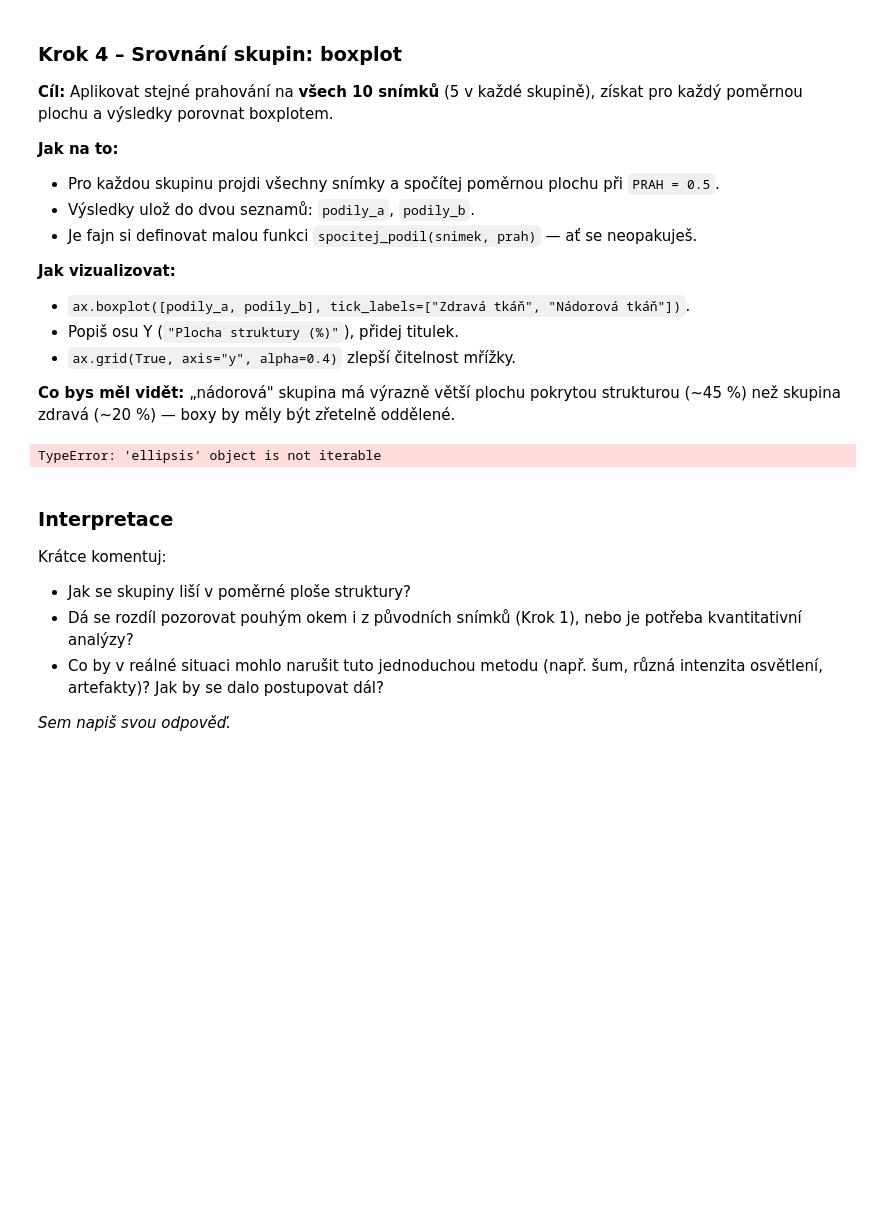
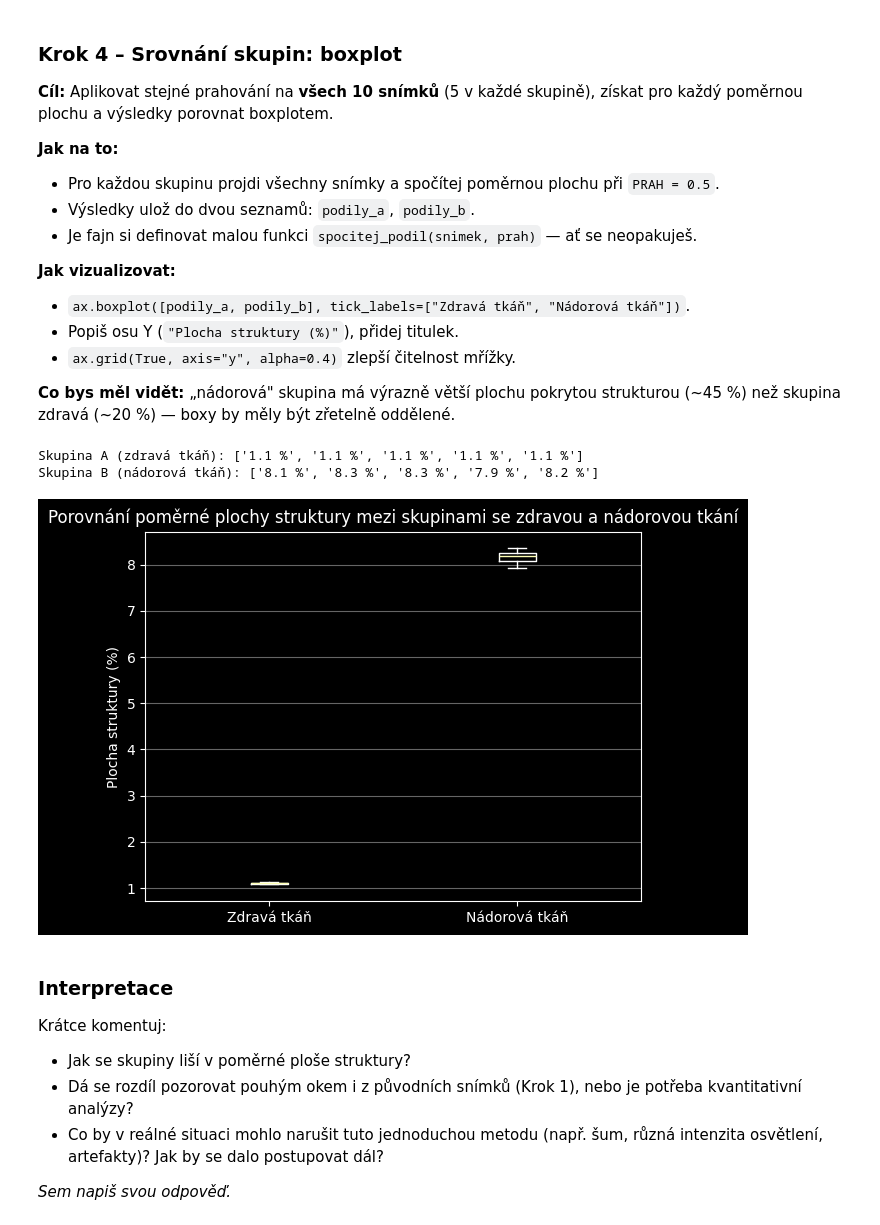
Before and after one commit to DianaNevlacilova/prg-exercise-12, a Jupyter notebook: cviceni_12_segmentace.ipynb, the cells around one changed output. Cells and saved outputs as stored; diff of their text form; code cells hidden in the pictures; blank space fills up the shorter version.

```diff
--- a/cviceni_12_segmentace.ipynb
+++ b/cviceni_12_segmentace.ipynb
@@ -184,22 +184,35 @@ plochu a výsledky porovnat boxplotem.
 zdravá (~20 %) — boxy by měly být zřetelně oddělené.
 # %%
 PRAH = 0.5
+
+def spocitej_podil(snimek, prah):
+    maska = snimek >PRAH
+    podil = (maska.sum()/maska.size)*100
+    return podil
 
 # 1) Pro každý snímek v obou skupinách spočítej poměrnou plochu (v %)
 podily_a = []
 podily_b = []
 for snimek_a,snimek_b in zip(skupina_a,skupina_b):
-    maska_a = snimek_a >PRAH
-    maska_b = snimek_b >PRAH
-
+    podil_a = spocitej_podil(snimek_a,PRAH)
+    podil_b = spocitej_podil(snimek_b,PRAH)
+    podily_a.append(podil_a)
+    podily_b.append(podil_b)
 
 
 # 2) Vykresli boxplot obou skupin vedle sebe
+fig, ax = plt.subplots()
+ax.boxplot([podily_a, podily_b], tick_labels=["Zdravá tkáň", "Nádorová tkáň"])
+plt.ylabel("Plocha struktury (%)")
+plt.title("Porovnání poměrné plochy struktury mezi skupinami se zdravou a nádorovou tkání")
+ax.grid(True, axis="y", alpha=0.4)
 
 print("Skupina A (zdravá tkáň):", [f"{p:.1f} %" for p in podily_a])
 print("Skupina B (nádorová tkáň):", [f"{p:.1f} %" for p in podily_b])
 # %% [output]
-TypeError: 'ellipsis' object is not iterable
+Skupina A (zdravá tkáň): ['1.1 %', '1.1 %', '1.1 %', '1.1 %', '1.1 %']
+Skupina B (nádorová tkáň): ['8.1 %', '8.3 %', '8.3 %', '7.9 %', '8.2 %']
+[figure, added]
 # %% [markdown]
 ### Interpretace
 
```
